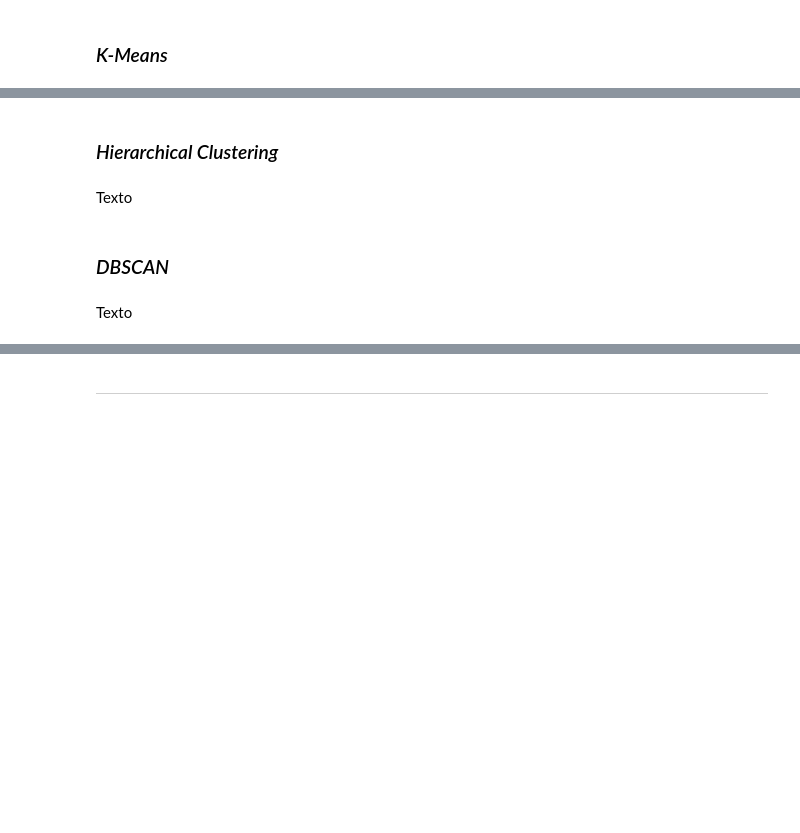
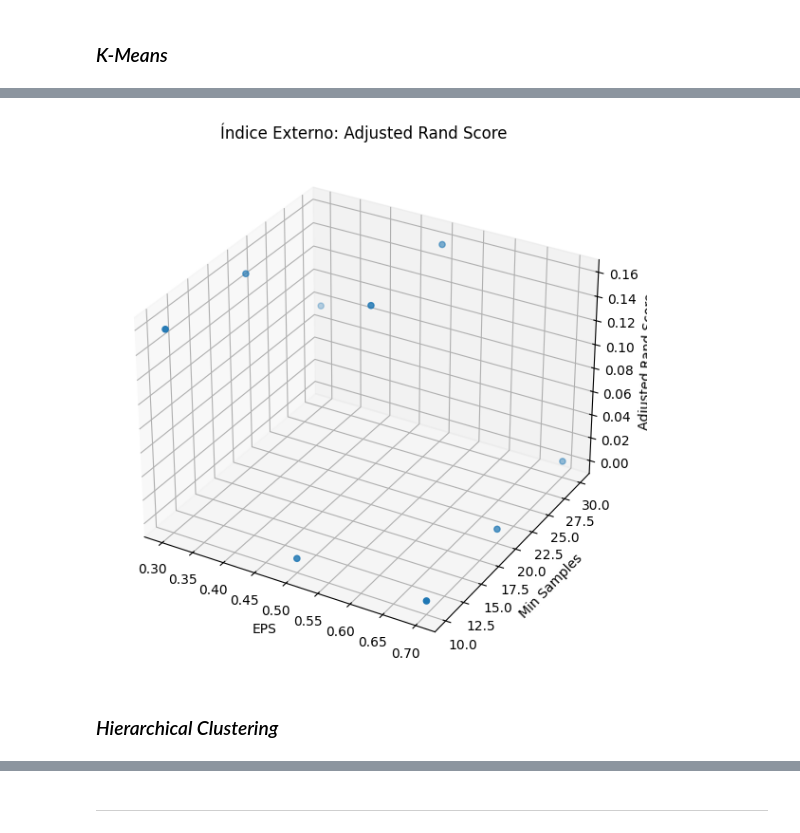
Before and after one commit to davimedio01/data-mining, a Jupyter notebook: 03. 31-10 - Atividade 3 (Agrupamento)/Atividade_03.ipynb, the cells around one changed output, grey strips where cells are left out. Drawn from its saved outputs; the diff is of its cells as text; code cells hidden in the pictures; blank space fills up the shorter version.

```diff
--- a/03. 31-10 - Atividade 3 (Agrupamento)/Atividade_03.ipynb
+++ b/03. 31-10 - Atividade 3 (Agrupamento)/Atividade_03.ipynb
@@ -226,8 +430,39 @@ Texto
+# %%
+# Importação do DBSCAN do scikit-learn e métricas
+from sklearn.cluster import DBSCAN
+from sklearn.metrics import adjusted_rand_score
+
+# Definindo condições experimentais
+eps_values = [0.3, 0.5, 0.7]
+min_samples_values = [10, 20, 30]
+
+# Dados do Índice Externo
+adj_rand_scores = []  # Adjusted Rand Score
+
+# Percorrendo as condições experimentais
+for eps in eps_values:
+    for min_samples in min_samples_values:
+        # Aplicando o DBSCAN para o dataset
+        dbscan = DBSCAN(eps=eps, min_samples=min_samples)
+        dbscan_labels = dbscan.fit_predict(data_pca)
+
+        # Recuperando os dados do Índice Externo
+        adj_rand_score = adjusted_rand_score(classes, dbscan_labels)
+        adj_rand_scores.append((eps, min_samples, adj_rand_score))
+# %%
+# Mostrando os resultados do Índice Externo: Adjusted Rand Score
+eps_plt, min_samples_plt, adj_rand_plt = zip(*adj_rand_scores)
+
+fig = plt.figure(figsize=(12, 6))
+ax = fig.add_subplot(111, projection="3d")
+ax.scatter(eps_plt, min_samples_plt, adj_rand_plt)
+ax.set_xlabel("EPS")
+ax.set_ylabel("Min Samples")
+ax.set_zlabel("Adjusted Rand Score")
+plt.title("Índice Externo: Adjusted Rand Score")
+plt.tight_layout()
+plt.show()
+# %% [output]
+[figure, added]
 # %% [markdown]
 ### _Hierarchical Clustering_
-# %% [markdown]
-Texto
-# %% [markdown]
-### _DBSCAN_
-# %% [markdown]
-Texto
```
Also changed, not shown: parts of 20 cells of this notebook.
